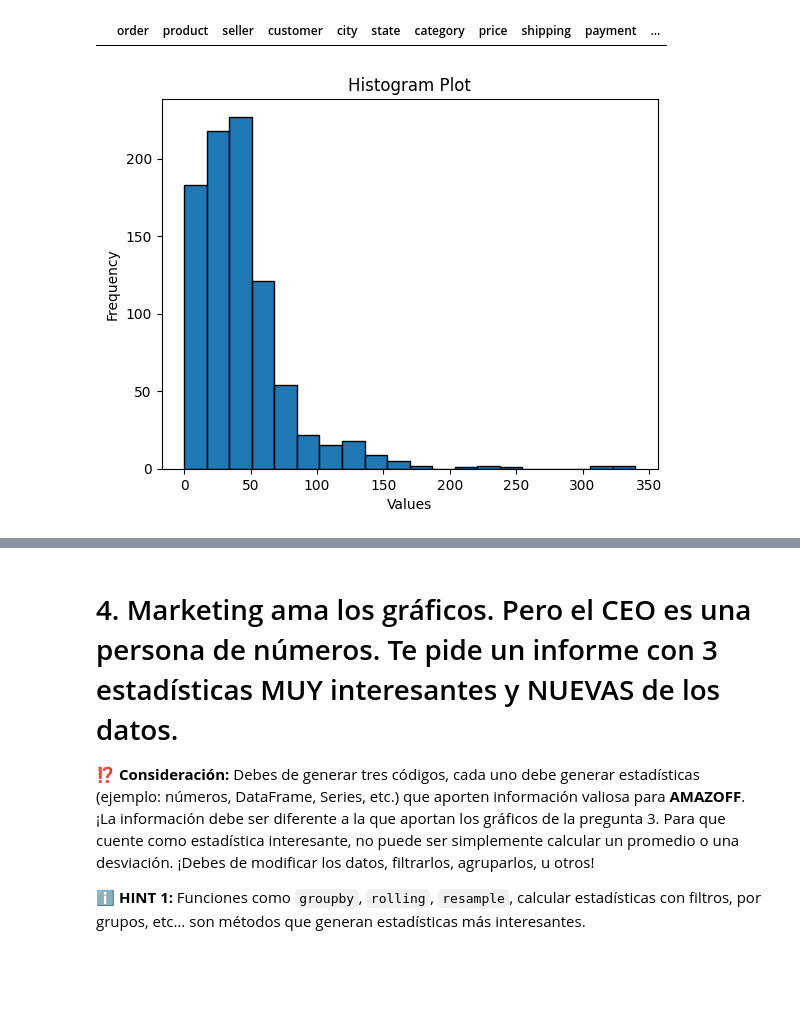
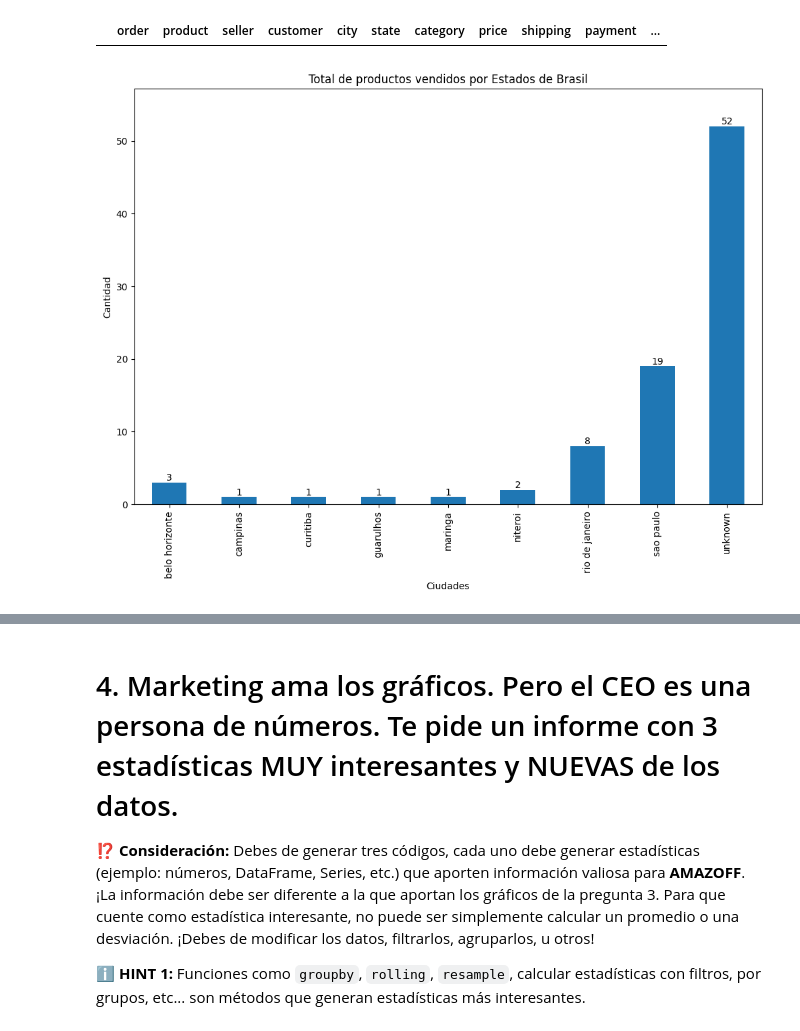
Before and after one commit to julvc/python_diplo, a Jupyter notebook: Julio_Varas_MP1.ipynb, the cells around one changed output, grey strips where cells are left out. Cells and saved outputs as stored; diff of their text form; code cells hidden in the pictures; blank space fills up the shorter version.

```diff
--- a/Julio_Varas_MP1.ipynb
+++ b/Julio_Varas_MP1.ipynb
@@ -500,27 +500,3 @@ output.head(3)
     # df.estimated_delivery = pd.to_datetime(df.estimated_delivery)
 # %% [output]
 |  | order | product | seller | customer | city | state | category | price | shipping | payment | ... |
-# %%
-# Gráfico 1:
- #0   order               0 non-null      int64
- #1   product             0 non-null      int64
- #2   seller              0 non-null      int64
- #3   customer            0 non-null      int64
- #4   city                0 non-null      object
- #5   state               0 non-null      object
- #6   category            0 non-null      object
- #7   price               0 non-null      object
- #8   shipping            0 non-null      object
- #9   payment             0 non-null      object
- #10  purchased           0 non-null      datetime64[ns]
- #11  delivered           0 non-null      datetime64[ns]
- #12  estimated_delivery  0 non-null      datetime64[ns]
- #13  rating              0 non-null      float64
-# Plotting Histogram
-df['shipping'].plot(kind='hist', bins=20, edgecolor='black')
-plt.title('Histogram Plot')
-plt.xlabel('Values')
-plt.ylabel('Frequency')
-plt.show()
-# %% [output]
-[figure, removed]
@@ -534,0 +503,7 @@ plt.show()
+# %%
+# Gráfico 1:
+ax = df.value_counts(['city', 'product']).sort_index().loc[:, 0].plot(kind='bar', figsize=(12, 8), title='Total de productos vendidos por Estados de Brasil', xlabel='Ciudades', ylabel='Cantidad', legend=False)
+ax.bar_label(ax.containers[0], label_type='edge')
+ax.margins(y=0.1)
+# %% [output]
+[figure, added]
```
Also changed, not shown: parts of 4 cells of this notebook.
